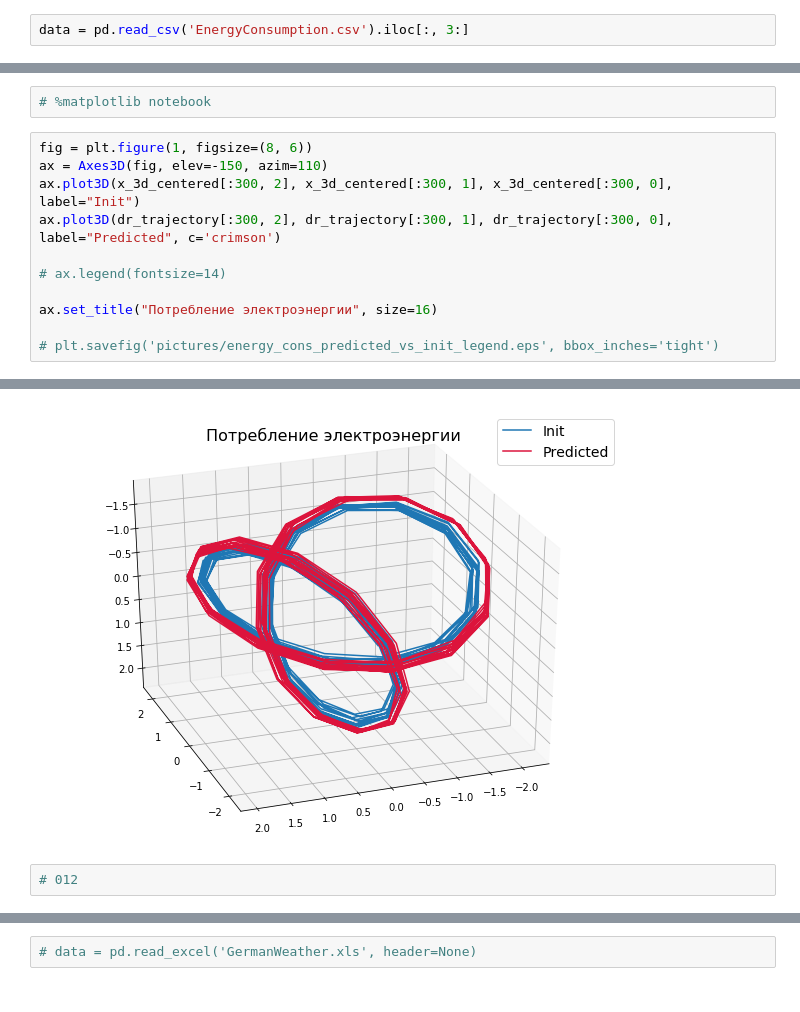
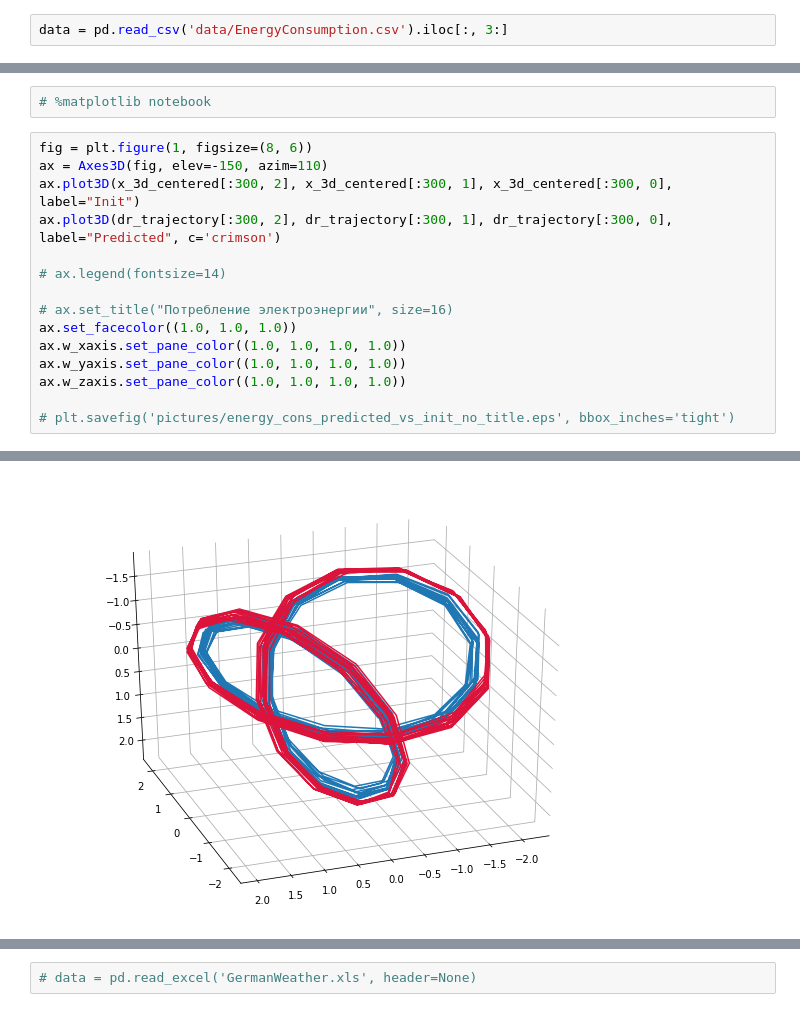
Before and after one commit to Intelligent-Systems-Phystech/SphericalRegression, a Jupyter notebook: apply_dr.ipynb, the cells around one changed output, grey strips where cells are left out. Cells and saved outputs as stored; diff of their text form.

```diff
--- a/apply_dr.ipynb
+++ b/apply_dr.ipynb
@@ -165,5 +158,5 @@ print(SphericalToCartesian(CartesianToSpherical(np.array([1.0, -2.0, 1234.0]))))
 # %%
-data = pd.read_csv('EnergyConsumption.csv').iloc[:, 3:]
+data = pd.read_csv('data/EnergyConsumption.csv').iloc[:, 3:]
 # %%
 x = np.array(data["ConsumprionMWtH"])
 mean = x.mean()
@@ -297,7 +262,11 @@ ax.plot3D(dr_trajectory[:300, 2], dr_trajectory[:300, 1], dr_trajectory[:300, 0]
 
 # ax.legend(fontsize=14)
 
-ax.set_title("Потребление электроэнергии", size=16)
+# ax.set_title("Потребление электроэнергии", size=16)
+ax.set_facecolor((1.0, 1.0, 1.0))
+ax.w_xaxis.set_pane_color((1.0, 1.0, 1.0, 1.0))
+ax.w_yaxis.set_pane_color((1.0, 1.0, 1.0, 1.0))
+ax.w_zaxis.set_pane_color((1.0, 1.0, 1.0, 1.0))
 
-# plt.savefig('pictures/energy_cons_predicted_vs_init_legend.eps', bbox_inches='tight')
+# plt.savefig('pictures/energy_cons_predicted_vs_init_no_title.eps', bbox_inches='tight')
 # %% [output]
@@ -320,3 +273 @@ The PostScript backend does not support transparency; partially transparent arti
-[figure, old version]
+[figure, new version]
-# %%
-# 012
```
Also changed, not shown: parts of 33 cells of this notebook, 4 other files.
